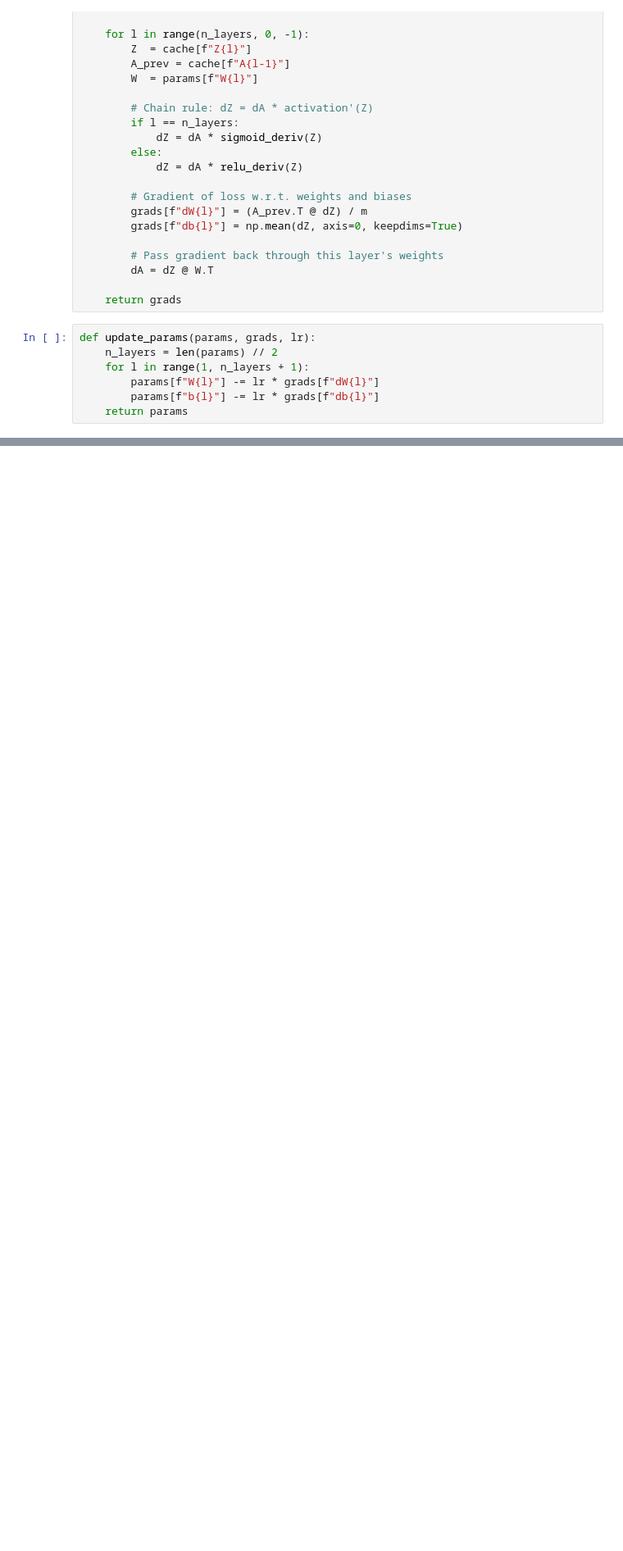
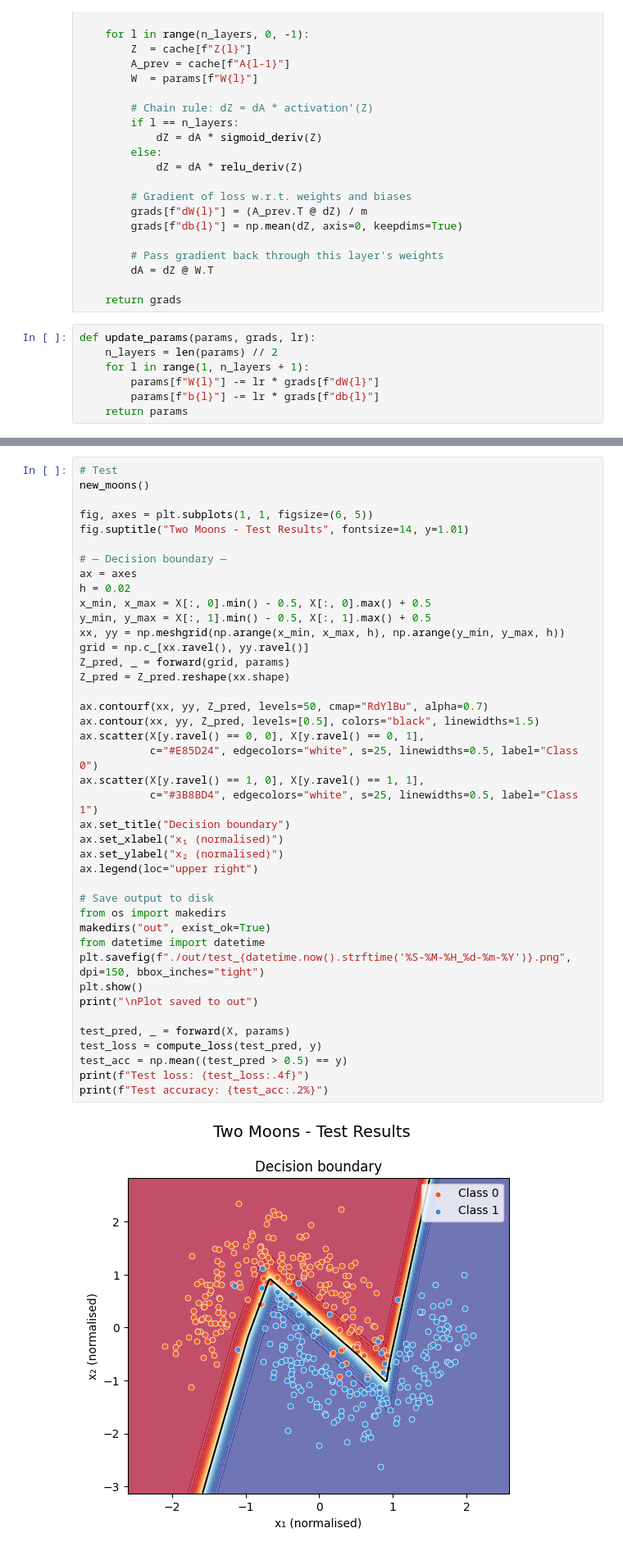
Before and after one commit to SelimCifci/TwoMoons, a Jupyter notebook: twomoons.ipynb, the cells around one changed output, grey strips where cells are left out. Shown at 82% size. Cells and saved outputs as stored; diff of their text form; blank space fills up the shorter version.

Commit message:
test: Added testing with new dataset

```diff
--- a/twomoons.ipynb
+++ b/twomoons.ipynb
@@ -184,0 +196,43 @@ Final accuracy: 97.50%
+# %%
+# Test
+new_moons()
+
+fig, axes = plt.subplots(1, 1, figsize=(6, 5))
+fig.suptitle("Two Moons - Test Results", fontsize=14, y=1.01)
+
+# — Decision boundary —
+ax = axes
+h = 0.02
+x_min, x_max = X[:, 0].min() - 0.5, X[:, 0].max() + 0.5
+y_min, y_max = X[:, 1].min() - 0.5, X[:, 1].max() + 0.5
+xx, yy = np.meshgrid(np.arange(x_min, x_max, h), np.arange(y_min, y_max, h))
+grid = np.c_[xx.ravel(), yy.ravel()]
+Z_pred, _ = forward(grid, params)
+Z_pred = Z_pred.reshape(xx.shape)
+
+ax.contourf(xx, yy, Z_pred, levels=50, cmap="RdYlBu", alpha=0.7)
+ax.contour(xx, yy, Z_pred, levels=[0.5], colors="black", linewidths=1.5)
+ax.scatter(X[y.ravel() == 0, 0], X[y.ravel() == 0, 1],
+           c="#E85D24", edgecolors="white", s=25, linewidths=0.5, label="Class 0")
+ax.scatter(X[y.ravel() == 1, 0], X[y.ravel() == 1, 1],
+           c="#3B8BD4", edgecolors="white", s=25, linewidths=0.5, label="Class 1")
+ax.set_title("Decision boundary")
+ax.set_xlabel("x₁ (normalised)")
+ax.set_ylabel("x₂ (normalised)")
+ax.legend(loc="upper right")
+
+# Save output to disk
+from os import makedirs
+makedirs("out", exist_ok=True)
+from datetime import datetime
+plt.savefig(f"./out/test_{datetime.now().strftime('%S-%M-%H_%d-%m-%Y')}.png", dpi=150, bbox_inches="tight")
+plt.show()
+print("\nPlot saved to out")
+
+test_pred, _ = forward(X, params)
+test_loss = compute_loss(test_pred, y)
+test_acc = np.mean((test_pred > 0.5) == y)
+print(f"Test loss: {test_loss:.4f}")
+print(f"Test accuracy: {test_acc:.2%}")
+# %% [output]
+[figure, added]
```
Also changed, not shown: parts of 6 cells of this notebook.
